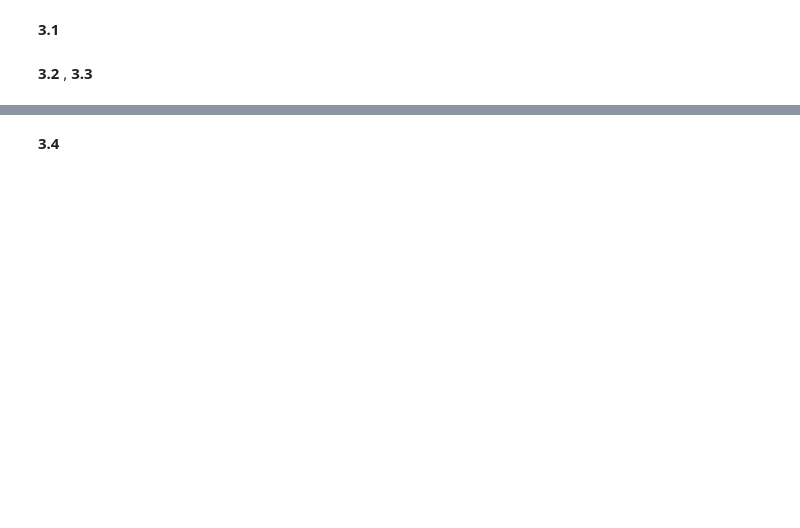
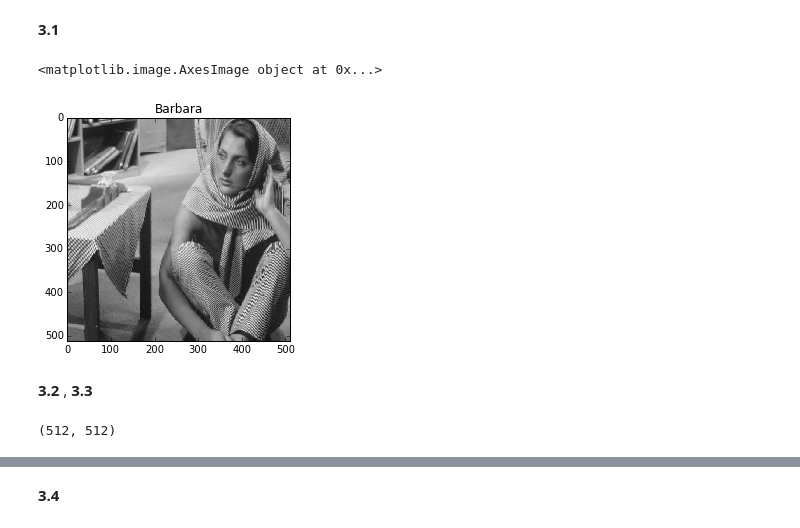
Before and after one commit to swagh1611/DSP-TP-1617, a Jupyter notebook: Lab6-7/python/Lab67.ipynb, the cells around one changed output, grey strips where cells are left out. Drawn from its saved outputs; the diff is of its cells as text; code cells hidden in the pictures; blank space fills up the shorter version.

```diff
--- a/Lab6-7/python/Lab67.ipynb
+++ b/Lab6-7/python/Lab67.ipynb
@@ -293,4 +384,23 @@ SyntaxError: can't assign to operator (<ipython-input-59-989834517295>, line 22)
 # %% [markdown]
 **3.1**
+# %%
+barbara = img_as_float(io.imread('./../images/barbara.gif'))
+plt.figure()
+plt.title("Barbara")
+io.imshow(barbara)
+#print(barbara_gray.shape)
+# %% [output]
+<matplotlib.image.AxesImage object at 0x...>
+[figure, added]
 # %% [markdown]
 **3.2** , **3.3**
+# %%
+s_smooth = 0.5
+s_derivative = 0.5
+
+im_row_smooth = np.zeros(barbara.shape)
+print(im_row_smooth.shape)
+for i in range(barbara.shape[0]):
+    im_row_smooth[i,:] = smoothing(barbara[i,:], s=0.5, Ts=1)
+# %% [output]
+(512, 512)
```
Also changed, not shown: parts of 5 cells of this notebook, 1 other file.
